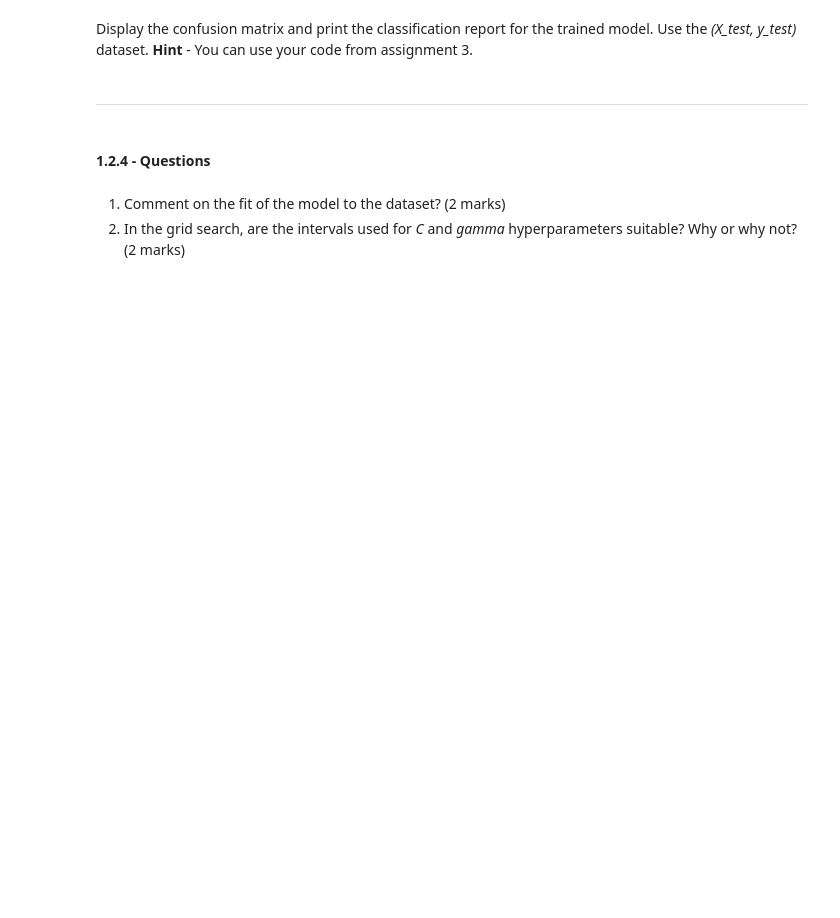
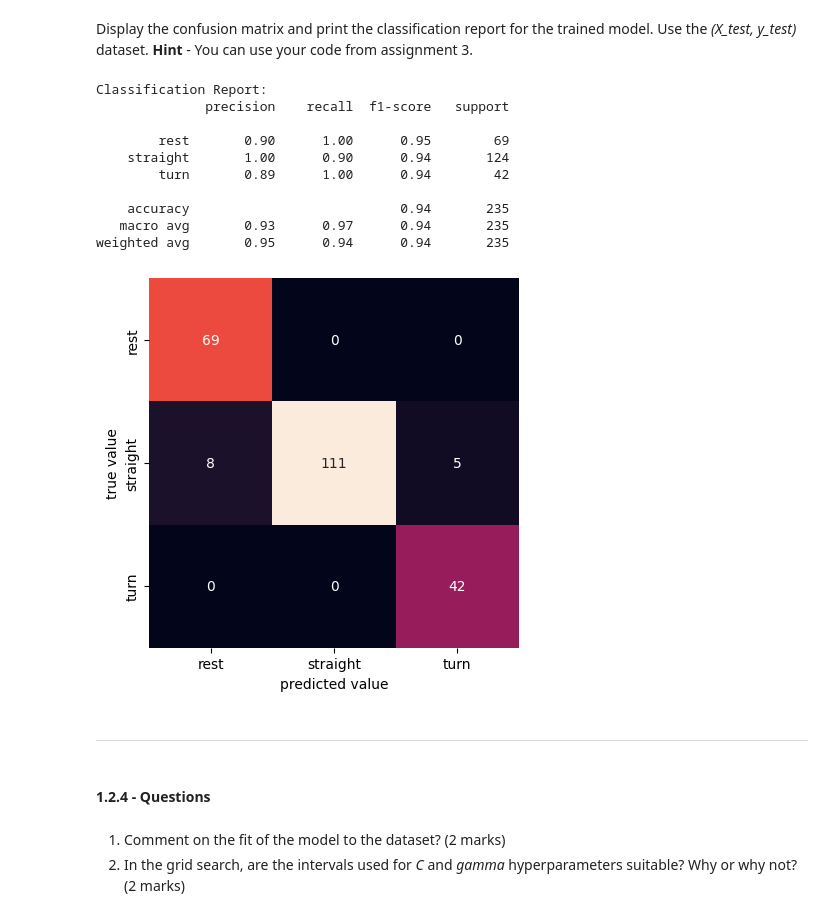
Before and after one commit to TonnyChuwa/engg680_2024_fall, a Jupyter notebook: Lab_Assignment4/Assignment 4.ipynb, the cells around one changed output. Drawn from its saved outputs; the diff is of its cells as text; code cells hidden in the pictures; blank space fills up the shorter version.

```diff
--- a/Lab_Assignment4/Assignment 4.ipynb
+++ b/Lab_Assignment4/Assignment 4.ipynb
@@ -107,4 +152,8 @@ Initialize a `Pipeline`, consisting of a *scaler* and a *classifer*, set the def
 # %%
 # TODO - Initialize Pipeline into variable pipe
 # (2 marks)
-# pipe =
+pipe = Pipeline([
+    ('scaler', StandardScaler()),
+    ('classifier', SVC())
+])
+print(pipe)
@@ -117,0 +164,11 @@ Define the grid search configuration (*param_grid*) for training and hyper param
+# %%
+# TODO - Setup grid set
+# (4 marks)
+
+param_grid = {
+    'classifier__C': [0.01, 0.1, 1 ,10,100],
+    'classifier__gamma': [0.001, 0.01, 0.1,1],
+    'classifier__kernel': ['rbf'],
+    'scaler': [StandardScaler(), RobustScaler(), None]
+}
+print(param_grid)
@@ -134,8 +202,9 @@ Print the results from the grid search. The following outputs must be printed.
 # %%
 # TODO: Print the results from the grid search
 # (2 marks)
-
-#print("Best params:\n{}\n".format(???))
-#print("Best cross-validation train score: {:.2f}".format(???))
-#print("Best cross-validation validation score: {:.2f}".format(???))
-#print("Test-set score: {:.2f}".format(???)))
+from sklearn.metrics import accuracy_score
+y_pred = grid.best_estimator_.predict(X_test)
+print("Best params:\n{}\n".format(grid.best_params_))
+print("Best cross-validation train score: {:.2f}".format(grid.best_score_))
+print("Best cross-validation validation score: {:.2f}".format(grid.best_estimator_.score(X_test, y_test)))
+print("Test-set score: {:.2f}".format(accuracy_score(y_test, y_pred)))
@@ -147,3 +220,32 @@ Display the confusion matrix and print the classification report for the trained
+# %%
+# TODO - Display confusion matrix and print classification report for (X_test, y_test)
+# (2 marks)
+import seaborn as sns
+from sklearn.metrics import confusion_matrix
+import matplotlib.pyplot as plt
+
+# Calculate confusion matrix
+conf_mat = confusion_matrix(y_test, y_pred)
+sns.heatmap(conf_mat, xticklabels=['rest', 'straight', 'turn'],  yticklabels=['rest', 'straight', 'turn'], square=True, annot=True, cbar=False, fmt='d')
+plt.xlabel('predicted value')
+plt.ylabel('true value')
+
+# Print classification report
+from sklearn.metrics import classification_report
+print("Classification Report:")
+print(classification_report(y_test, y_pred))
+# %% [output]
+Classification Report:
+              precision    recall  f1-score   support
+
+        rest       0.90      1.00      0.95        69
+    straight       1.00      0.90      0.94       124
+        turn       0.89      1.00      0.94        42
+
+    accuracy                           0.94       235
+   macro avg       0.93      0.97      0.94       235
+weighted avg       0.95      0.94      0.94       235
+[figure, added]
 # %% [markdown]
 ___
 # %% [markdown]
```
Also changed, not shown: parts of 25 cells of this notebook.
